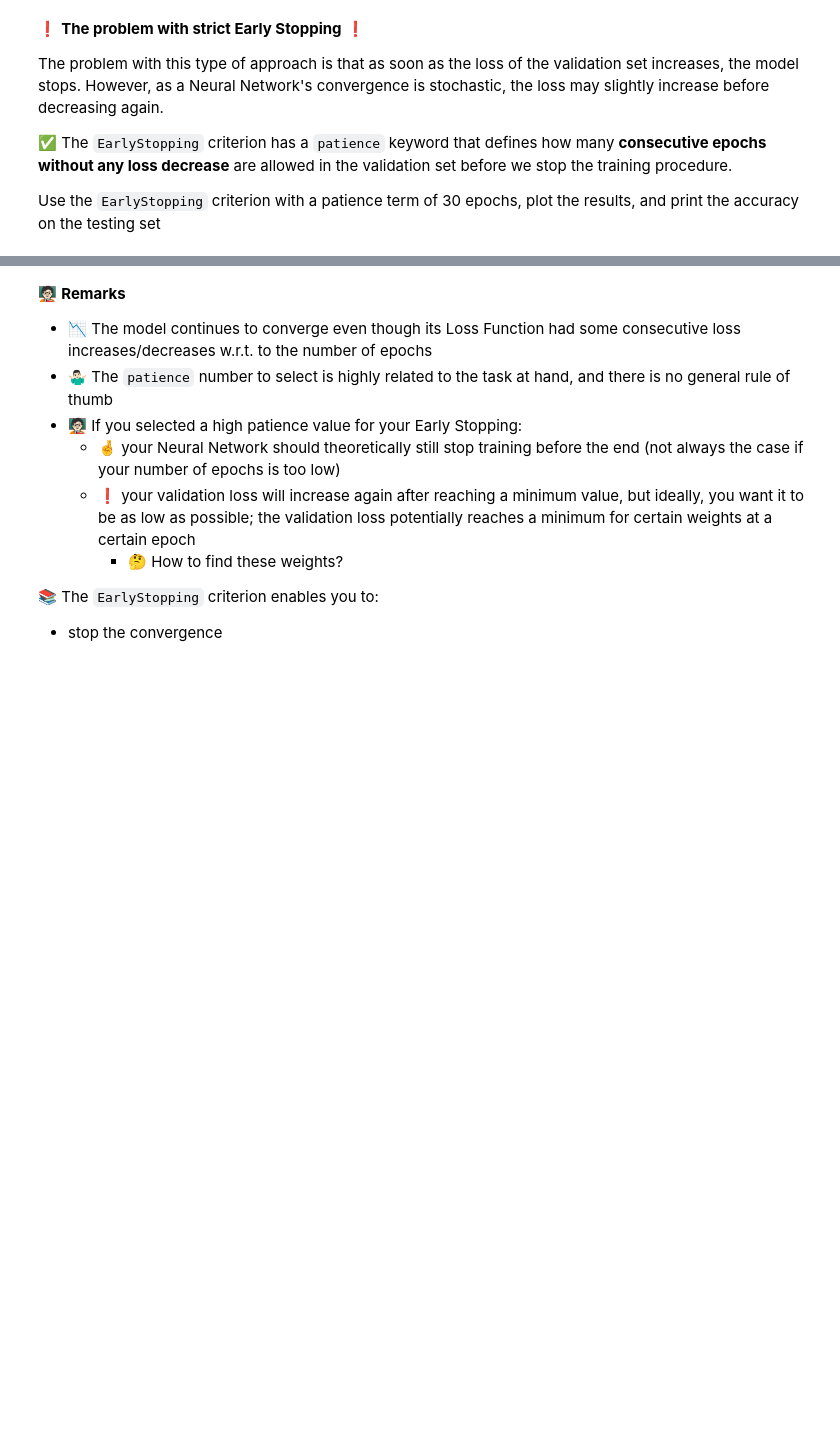
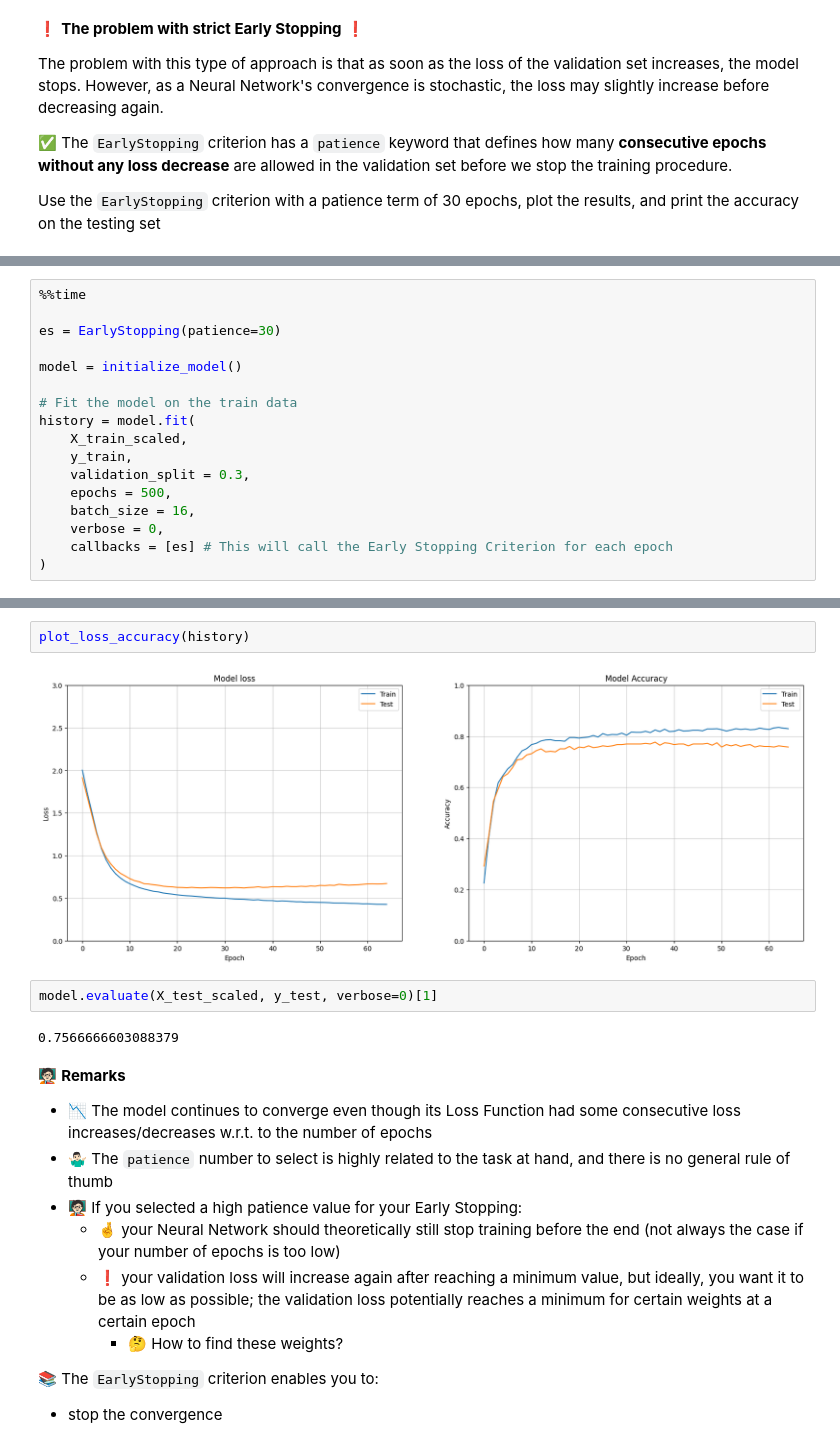
Before and after one commit to ninzyyy/lewagon, a Jupyter notebook: how_to_properly_prevent_overfitting.ipynb, the cells around one changed output, grey strips where cells are left out. Drawn from its saved outputs; the diff is of its cells as text; blank space fills up the shorter version.

```diff
--- a/how_to_properly_prevent_overfitting.ipynb
+++ b/how_to_properly_prevent_overfitting.ipynb
@@ -296,0 +365,17 @@ Use the `EarlyStopping` criterion with a patience term of 30 epochs, plot the re
+# %%
+%%time
+
+es = EarlyStopping(patience=30)
+
+model = initialize_model()
+
+# Fit the model on the train data
+history = model.fit(
+    X_train_scaled,
+    y_train,
+    validation_split = 0.3,
+    epochs = 500,
+    batch_size = 16,
+    verbose = 0,
+    callbacks = [es] # This will call the Early Stopping Criterion for each epoch
+)
@@ -297,3 +385,11 @@ Use the `EarlyStopping` criterion with a patience term of 30 epochs, plot the re
+# %%
+plot_loss_accuracy(history)
+# %% [output]
+[figure, added]
+# %%
+model.evaluate(X_test_scaled, y_test, verbose=0)[1]
+# %% [output]
+0.7566666603088379
 # %% [markdown]
 🧑🏻‍🏫 **Remarks**
 
```
Also changed, not shown: parts of 26 cells of this notebook.
